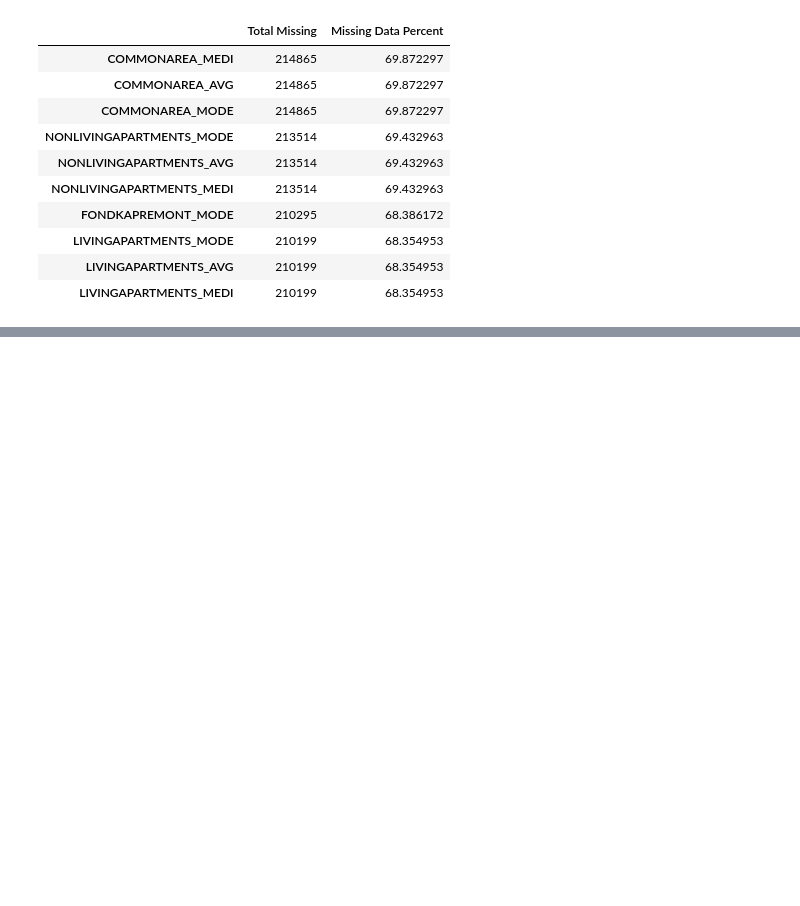
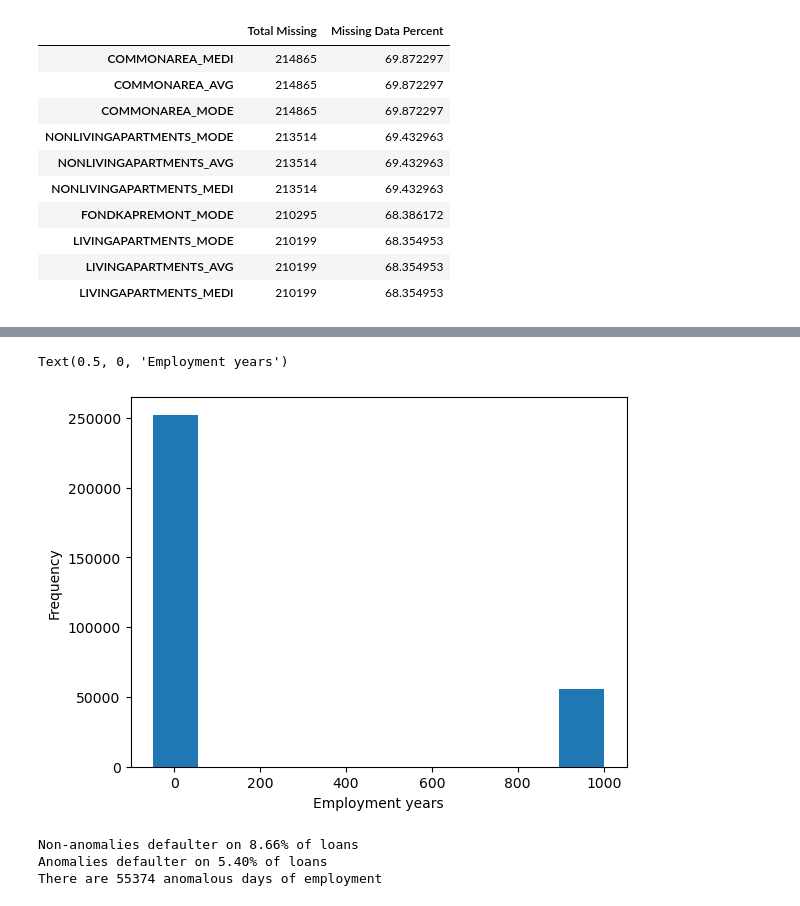
Before and after one commit to khaiwalVikrant/ai_ml_practice, a Jupyter notebook: bank_loan_eda/loan-application-eda.ipynb, the cells around one changed output, grey strips where cells are left out. Cells and saved outputs as stored; diff of their text form; code cells hidden in the pictures; blank space fills up the shorter version.

```diff
--- a/bank_loan_eda/loan-application-eda.ipynb
+++ b/bank_loan_eda/loan-application-eda.ipynb
@@ -110,0 +253,20 @@ missing_data(previous_application_data).head(10)
+# %%
+(application_data['DAYS_EMPLOYED']/365).plot.hist()
+plt.xlabel("Employment years")
+
+# Data doesn't looks good because a lot of loan seeks have more than 1000 years of employement
+# %% [output]
+Text(0.5, 0, 'Employment years')
+[figure, added]
+# %%
+anom = application_data[application_data['DAYS_EMPLOYED'] == 365243]
+non_anom = application_data[application_data['DAYS_EMPLOYED'] != 365243]
+print('Non-anomalies defaulter on %0.2f%% of loans' % (100 * non_anom['TARGET'].mean()))
+print('Anomalies defaulter on %0.2f%% of loans' % (100 * anom['TARGET'].mean()))
+print('There are %d anomalous days of employment' % len(anom))
+
+# Anomalies values have lower rate of defaulter so we want to impute larger values
+# %% [output]
+Non-anomalies defaulter on 8.66% of loans
+Anomalies defaulter on 5.40% of loans
+There are 55374 anomalous days of employment
```
Also changed, not shown: parts of 37 cells of this notebook.
